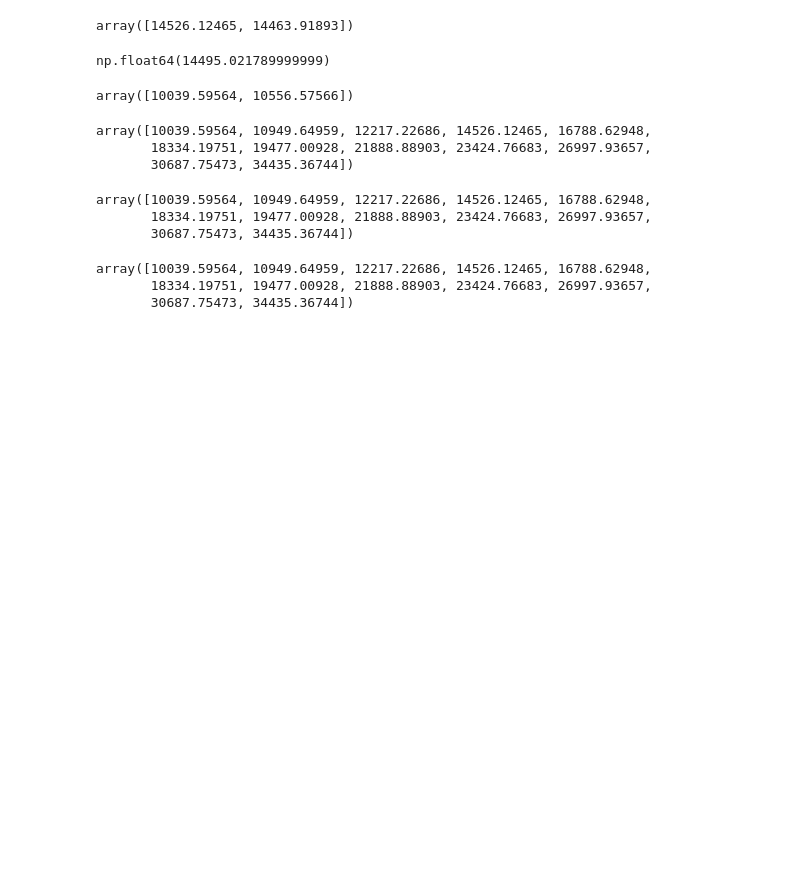
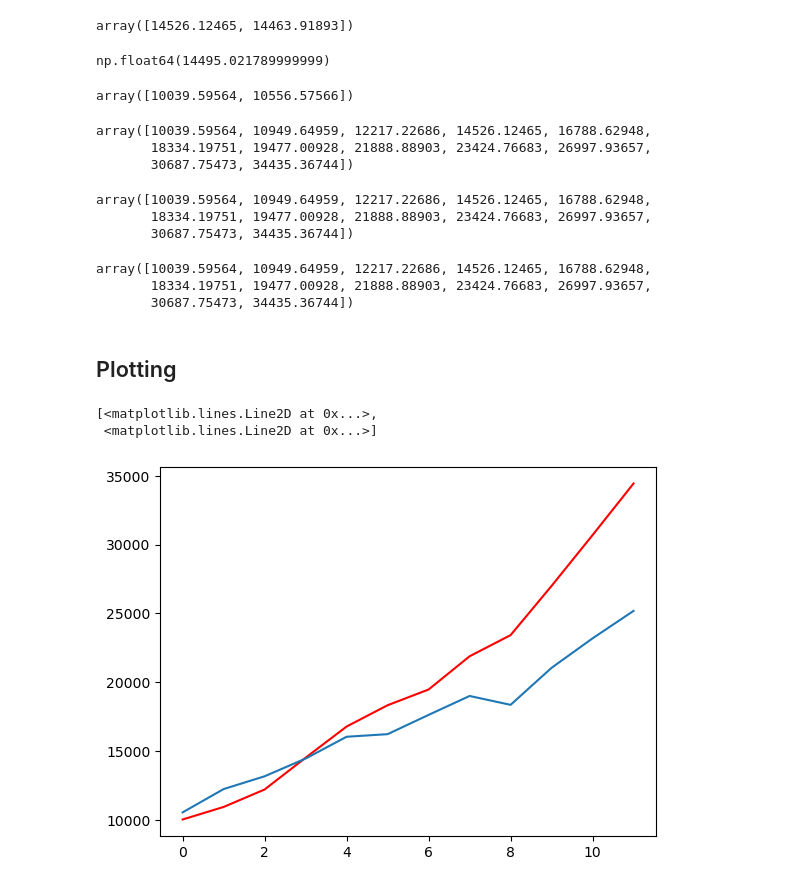
Before and after one commit to UMD-ENMA165-2025-Spring/readdata, a Jupyter notebook: readfile.ipynb, the cells around one changed output. Cells and saved outputs as stored; diff of their text form; code cells hidden in the pictures; blank space fills up the shorter version.

Commit message:
plotting with matplotlib

```diff
--- a/readfile.ipynb
+++ b/readfile.ipynb
@@ -274,0 +269,2 @@ timeit
+# %% [markdown]
+## Plotting
@@ -274,0 +273,6 @@ timeit
+# %%
+plt.plot(rowzero,"r-", variable0[1])
+# %% [output]
+[<matplotlib.lines.Line2D at 0x...>,
+ <matplotlib.lines.Line2D at 0x...>]
+[figure, added]
```
Also changed, not shown: parts of 6 cells of this notebook.
